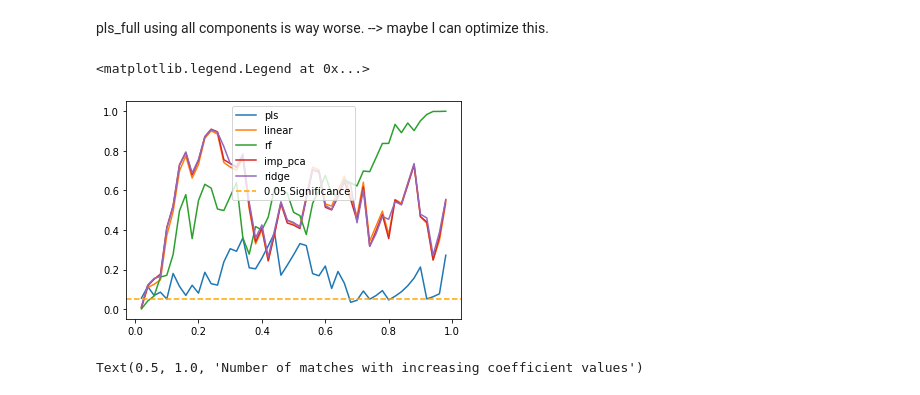
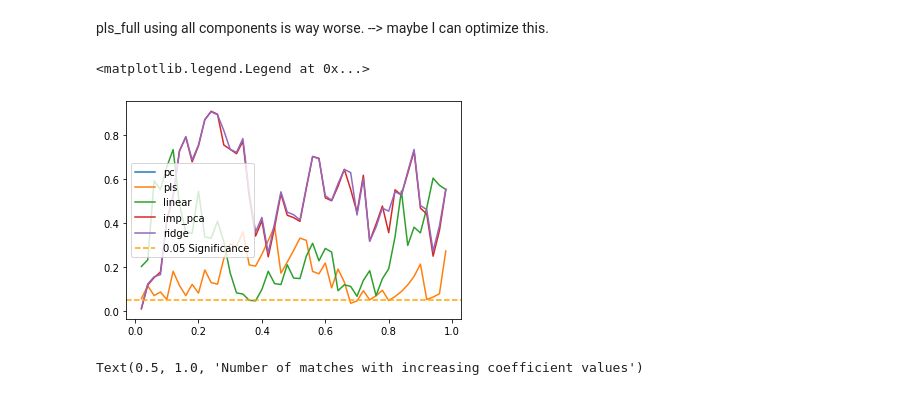
Before and after one commit to antschum/thesis, a Jupyter notebook: GeneAnalysis.ipynb, the cells around one changed output. Cells and saved outputs as stored; diff of their text form; code cells hidden in the pictures.

```diff
--- a/GeneAnalysis.ipynb
+++ b/GeneAnalysis.ipynb
@@ -98,17 +114,17 @@ rf_permut160['percentages'], rf_count160['percentages']=percentages, percentages
 
 rf_p_values, rf_z_scores = get_pvalue(count = rf_count160, permut = rf_permut160)
 # %%
-#ax = sns.lineplot(x = percentages[1:-1], y = pca_p_values, label = 'pc')
-ax = sns.lineplot(x = percentages[1:-1], y = pls_p_values, label = 'pls')
+ax = sns.lineplot(x = percentages[1:-1], y = pca_p_values, label = 'pc')
+sns.lineplot(x = percentages[1:-1], y = pls_p_values, label = 'pls')
 sns.lineplot(x = percentages[1:-1], y = linear_p_values, label = 'linear')
-sns.lineplot(x = percentages[1:-1], y = rf_p_values, label = 'rf')
+#sns.lineplot(x = percentages[1:-1], y = rf_p_values, label = 'rf')
 sns.lineplot(x = percentages[1:-1], y = imp_pca_p_values, label = 'imp_pca')
 sns.lineplot(x = percentages[1:-1], y = ridge_p_values, label = 'ridge')
 ax.axhline(0.05, ls = '--', c='orange', label = '0.05 Significance')
 ax.legend()
 # %% [output]
 <matplotlib.legend.Legend at 0x...>
-[figure, old version]
+[figure, new version]
 # %%
 ax = sns.lineplot(data = pca_count160, x='percentages', y = 'matches',label='pc')
 ax = sns.lineplot(data = pls_count160, x='percentages', y = 'matches',label='pls')
```
Also changed, not shown: parts of 18 cells of this notebook, 4 other files.
